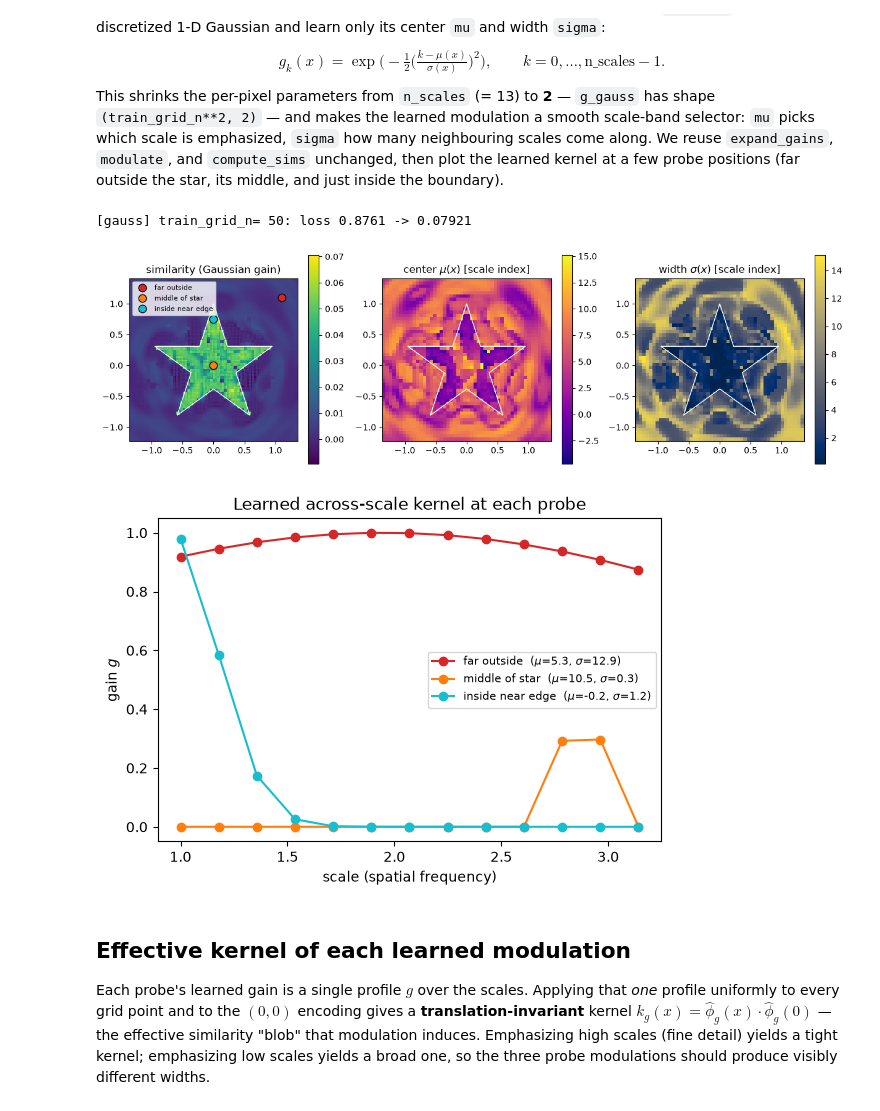
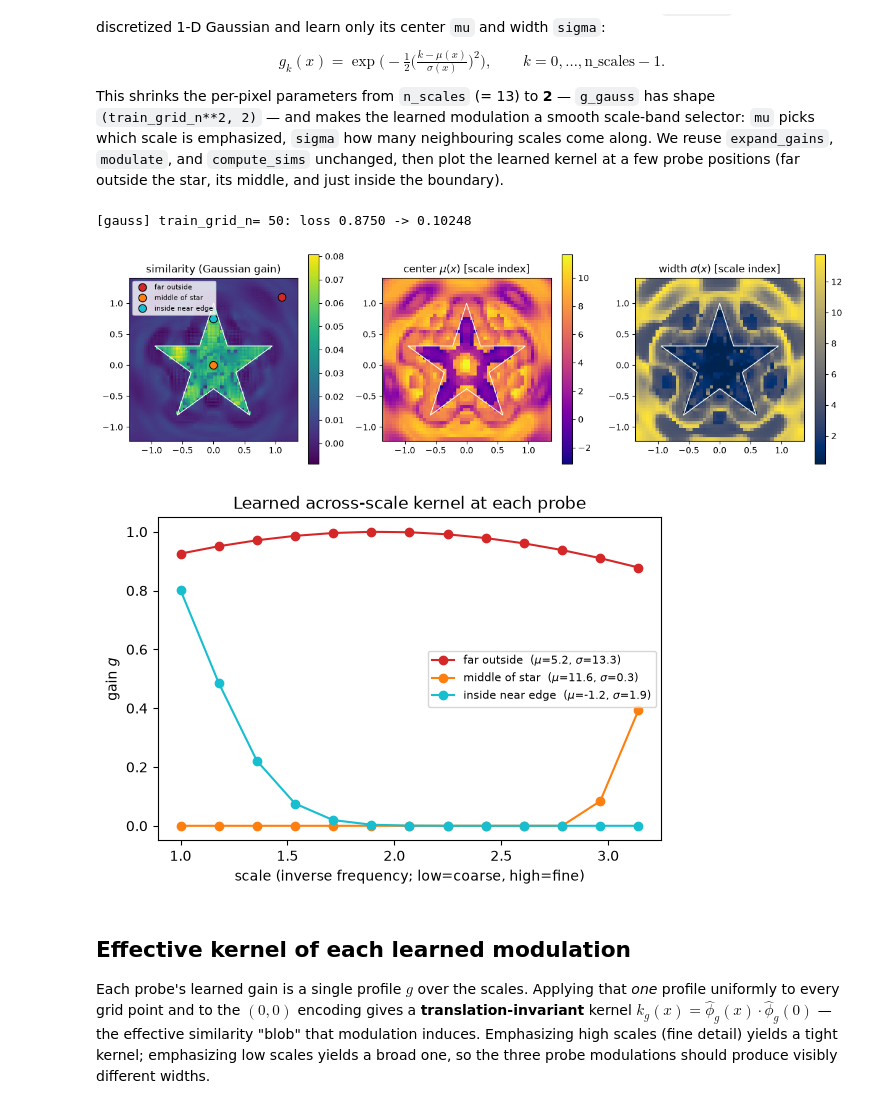
Before and after one commit to neuromorphs/MultiScaleSSPs, a Jupyter notebook: examples/star_ssp_mean.ipynb, the cells around one changed output. Saved outputs shown, nothing was run; the diff lists cells and outputs as text; code cells hidden in the pictures.

```diff
--- a/examples/star_ssp_mean.ipynb
+++ b/examples/star_ssp_mean.ipynb
@@ -194,8 +200,9 @@ def nearest_pixels(pts, train_grid_n):
                         + np.clip(ix, 0, train_grid_n - 1)).astype(int))
 
 
-# SSPs of the sampled shape points: resolution-independent, reused across runs
-sampled_ssp_j = jnp.asarray(ssps, dtype=jnp.float32)
+# Held-out points for final figures / evaluation -- kept distinct from the fresh
+# points that train() and train_gaussian() resample inside the shape each step.
+test_points = sample_points(n_datapts, np.random.default_rng(2024))
 # %% [markdown]
 ## Optimizing a location-dependent gain $g(x)$
 
@@ -290,10 +312,10 @@ def gain_magnitude(params, train_grid_n):
 ncols = len(train_grid_ns) + 1
 fig, axs = plt.subplots(2, ncols, figsize=(4.8 * ncols, 8.6))
 
-# Row 0: optimized similarity maps, with the target in the last column
+# Row 0: optimized similarity maps (rendered on held-out test_points), target last
 for ax, n in zip(axs[0], train_grid_ns):
     params, _ = results[n]
-    sims_opt = compute_sims(render_grid_n, n, expand_gains(params["g_grid"]))
+    sims_opt = compute_sims(render_grid_n, n, expand_gains(params["g_grid"]), test_points)
     im = ax.pcolormesh(Xr, Yr, sims_opt, cmap="viridis", shading="auto")
     ax.add_patch(PathPatch(shape_path, facecolor="none", edgecolor="white", lw=1))
     ax.set_aspect("equal")
@@ -358,23 +382,30 @@ def gauss_scale_gains(gp):
     return jnp.exp(-0.5 * ((k - mu) / sigma) ** 2)
 
 
-def train_gaussian(train_grid_n, n_steps=300, learning_rate=1e-2):
+def train_gaussian(train_grid_n, n_steps=300, learning_rate=1e-2, batch=n_datapts, seed=1):
     """Like train(), but each pixel's across-scale gain is a Gaussian with only
-    (mu, sigma) learned -> params are (train_grid_n**2, 2) instead of
-    (train_grid_n**2, n_scales). Everything else (expand_gains, modulate,
-    normalized similarity, target) is identical."""
+    (mu, sigma) learned -> params are (train_grid_n**2, 2). Fresh points are
+    resampled inside the shape every step, exactly as in train()."""
     _, _, grid_pts = get_grid(train_grid_n)
     grid_ssps_j = jnp.asarray(ssp_space.encode(grid_pts), dtype=jnp.float32)
     target = shape_path.contains_points(grid_pts).astype(np.float32)
     target_j = jnp.asarray(target / np.linalg.norm(target))
-    pt_pixel = nearest_pixels(points, train_grid_n)
 
-    def loss_fn(params):
+    def loss_fn(params, sample_ssp, pt_pixel, reg_w= 0.01):
         g = expand_gains(gauss_scale_gains(params["g_gauss"]))
         mod_grid = modulate(grid_ssps_j, g)
-        mod_mean = modulate(sampled_ssp_j, g[pt_pixel]).mean(axis=0, keepdims=True)
+        mod_mean = modulate(sample_ssp, g[pt_pixel]).mean(axis=0, keepdims=True)
         sims = (mod_grid @ mod_mean.T).ravel()
-        return jnp.sum((sims - target_j) ** 2)
+
+        # push kernel's center to low scale index (
+        # mu = params["g_gauss"][..., 0]
+        # reg =  jnp.sum(mu)
+
+        # narrow Gaussian
+        # sigma = jax.nn.softplus(params["g_gauss"][..., 1]) + 1e-3
+        # reg = jnp.sum(sigma)
+
+        return jnp.sum((sims - target_j) ** 2) #+ reg_w * reg
 
     # init: center in the middle of the scale range, wide (near-flat) Gaussian
     mu0 = jnp.full((train_grid_n ** 2, 1), (n_scales - 1) / 2)
@@ -385,14 +416,18 @@ def train_gaussian(train_grid_n, n_steps=300, learning_rate=1e-2):
     opt_state = optimizer.init(params)
 
     @jax.jit
-    def step(params, opt_state):
-        loss, grads = jax.value_and_grad(loss_fn)(params)
+    def step(params, opt_state, sample_ssp, pt_pixel):
+        loss, grads = jax.value_and_grad(loss_fn)(params, sample_ssp, pt_pixel)
         updates, opt_state = optimizer.update(grads, opt_state)
         return optax.apply_updates(params, updates), opt_state, loss
 
+    rng = np.random.default_rng(seed)
     losses = np.empty(n_steps)
     for i in range(n_steps):
-        params, opt_state, loss = step(params, opt_state)
+        pts = sample_points(batch, rng)                    # fresh points every step
+        sample_ssp = jnp.asarray(ssp_space.encode(pts), dtype=jnp.float32)
+        params, opt_state, loss = step(params, opt_state, sample_ssp,
+                                       nearest_pixels(pts, train_grid_n))
         losses[i] = loss
     print(f"[gauss] train_grid_n={train_grid_n:>3}: loss {losses[0]:.4f} -> {losses[-1]:.5f}")
     return params, losses
@@ -402,36 +437,36 @@ def train_gaussian(train_grid_n, n_steps=300, learning_rate=1e-2):
 gtrain_grid_n = 50
 gauss_params, gauss_losses = train_gaussian(gtrain_grid_n, n_steps=800)
 gauss_g = expand_gains(gauss_scale_gains(gauss_params["g_gauss"]))
-gauss_sims = compute_sims(render_grid_n, gtrain_grid_n, gauss_g)
+gauss_sims = compute_sims(render_grid_n, gtrain_grid_n, gauss_g, test_points)
 
 # probe positions: far outside, middle of the star, and just inside the boundary
 probes = ["far outside", "middle of star", "inside near edge"]
 probe_pts = np.array([(1.1, 1.1), (0.0, 0.0), (0.0, 0.75)])
 probe_colors = ["tab:red", "tab:orange", "tab:cyan"]
 
 # learned mu(x) and sigma(x), nearest-upsampled to the render grid
 gp = np.asarray(gauss_params["g_gauss"])
 ridx = np.asarray(nearest_pixels(render_pts, gtrain_grid_n))
 mu_field = gp[ridx, 0].reshape(render_grid_n, render_grid_n)
 sigma_field = np.logaddexp(0, gp[ridx, 1]).reshape(render_grid_n, render_grid_n)
 
 fig, axs = plt.subplots(1, 3, figsize=(15, 4.4))
 for ax, data, title, cmap in [
         (axs[0], gauss_sims, "similarity (Gaussian gain)", "viridis"),
         (axs[1], mu_field, r"center $\mu(x)$ [scale index]", "plasma"),
         (axs[2], sigma_field, r"width $\sigma(x)$ [scale index]", "cividis")]:
     im = ax.pcolormesh(Xr, Yr, data, cmap=cmap, shading="auto")
     ax.add_patch(PathPatch(shape_path, facecolor="none", edgecolor="white", lw=1))
     ax.set_aspect("equal")
     ax.set_title(title)
     fig.colorbar(im, ax=ax)
 for label, p, c in zip(probes, probe_pts, probe_colors):
     axs[0].plot(*p, "o", color=c, ms=9, mec="black", label=label)
 axs[0].legend(loc="upper left", fontsize=8)
 plt.show()
 # %% [output]
-[gauss] train_grid_n= 50: loss 0.8761 -> 0.07921
+[gauss] train_grid_n= 50: loss 0.8750 -> 0.10248
-[figure, old version]
+[figure, new version]
 # %%
 # The learned across-scale Gaussian kernel at each probe position
 probe_idx = np.asarray(nearest_pixels(probe_pts, gtrain_grid_n))
@@ -444,13 +479,13 @@ for i, (label, c) in enumerate(zip(probes, probe_colors)):
     mu, sigma = gp[probe_idx[i], 0], np.logaddexp(0, gp[probe_idx[i], 1])
     ax.plot(scales[order], kernels[i][order], "-o", color=c,
             label=f"{label}  ($\\mu$={mu:.1f}, $\\sigma$={sigma:.1f})")
-ax.set_xlabel("scale (spatial frequency)")
+ax.set_xlabel("scale (inverse frequency; low=coarse, high=fine)")
 ax.set_ylabel("gain $g$")
 ax.set_title("Learned across-scale kernel at each probe")
 ax.legend(fontsize=8)
 plt.show()
 # %% [output]
-[figure, old version]
+[figure, new version]
 # %% [markdown]
 ## Effective kernel of each learned modulation
 
```
Also changed, not shown: parts of 7 cells of this notebook.
